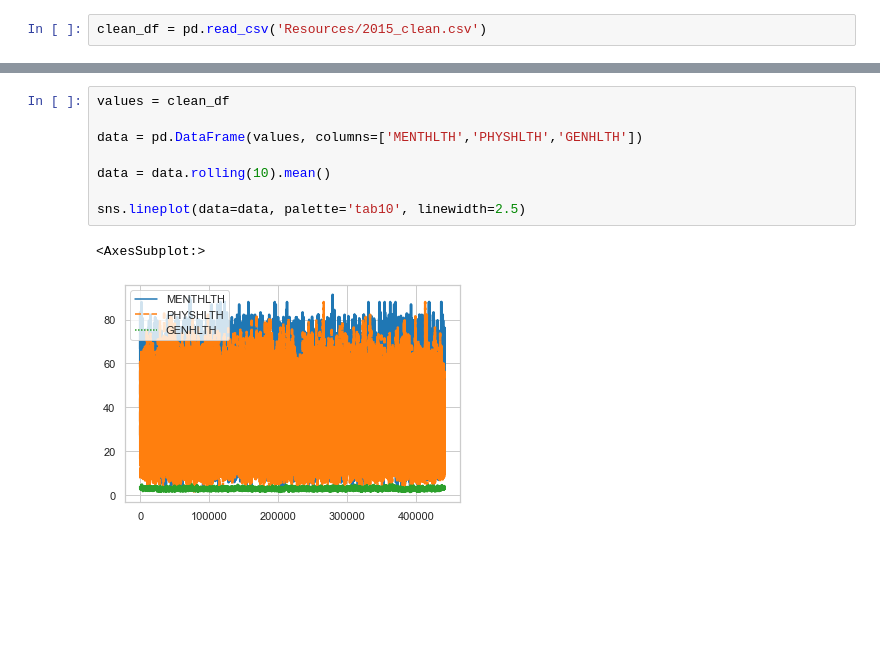
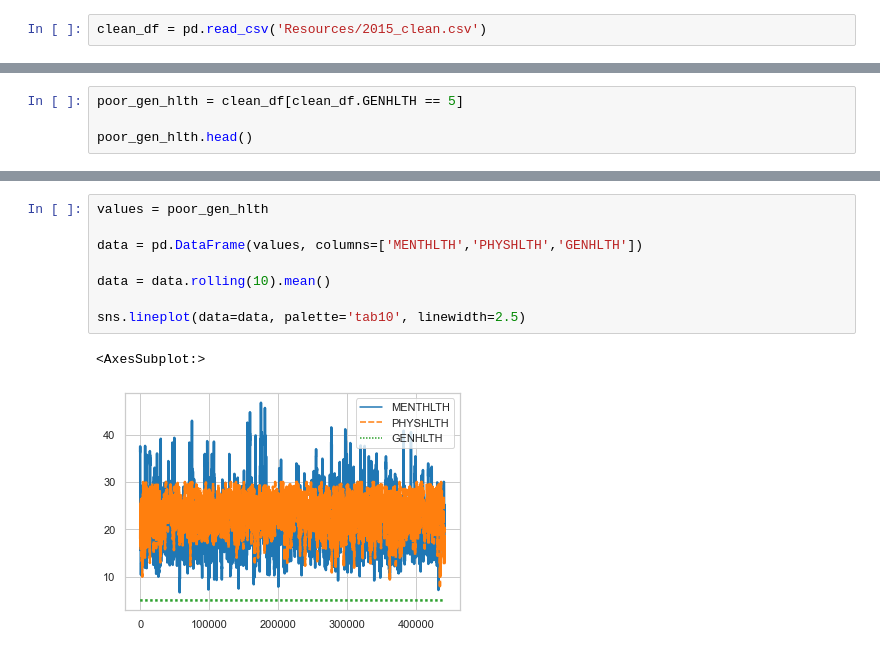
Before and after one commit to UC-Healthcare/Healthcare_Analysis, a Jupyter notebook: Analysis_visuals.ipynb, the cells around one changed output, grey strips where cells are left out. Drawn from its saved outputs; the diff is of its cells as text; blank space fills up the shorter version.

```diff
--- a/Analysis_visuals.ipynb
+++ b/Analysis_visuals.ipynb
@@ -65,0 +73,4 @@ clean_df.sample(10)
+# %%
+poor_gen_hlth = clean_df[clean_df.GENHLTH == 5]
+
+poor_gen_hlth.head()
@@ -88,11 +106,11 @@ sns.scatterplot(data=clean_df, x='MENTHLTH', y='PHYSHLTH')
-# %%
-values = clean_df
-
-data = pd.DataFrame(values, columns=['MENTHLTH','PHYSHLTH','GENHLTH'])
-
-data = data.rolling(10).mean()
-
-sns.lineplot(data=data, palette='tab10', linewidth=2.5)
-# %% [output]
-<AxesSubplot:>
-[figure, removed]
+# %%
+values = poor_gen_hlth
+
+data = pd.DataFrame(values, columns=['MENTHLTH','PHYSHLTH','GENHLTH'])
+
+data = data.rolling(10).mean()
+
+sns.lineplot(data=data, palette='tab10', linewidth=2.5)
+# %% [output]
+<AxesSubplot:>
+[figure, added]
```
Also changed, not shown: parts of 9 cells of this notebook.
